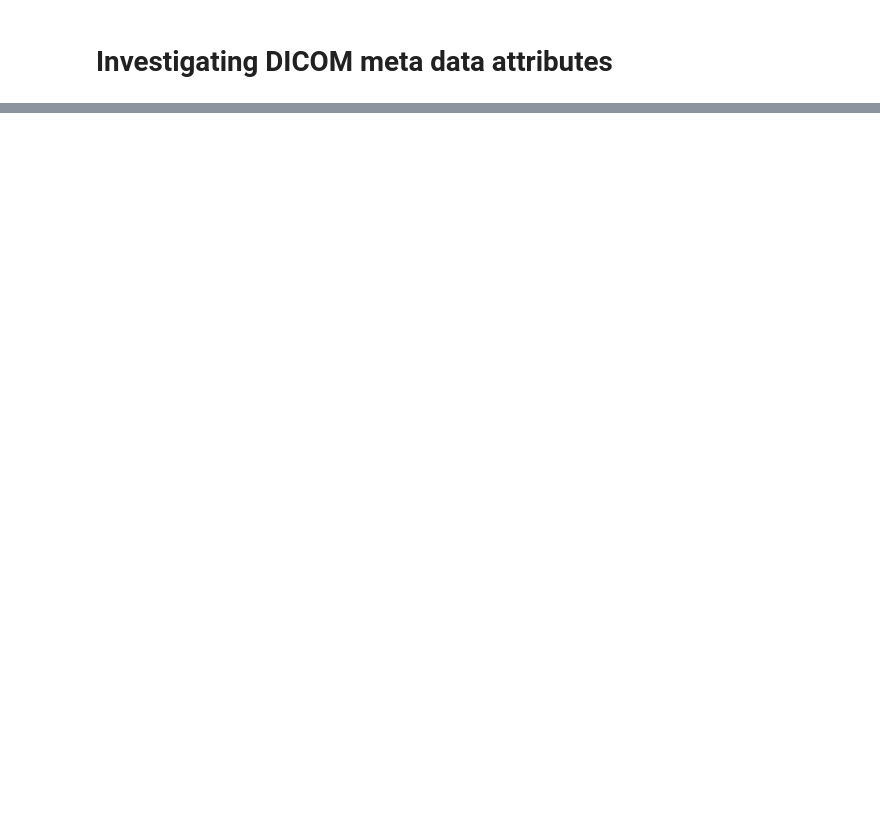
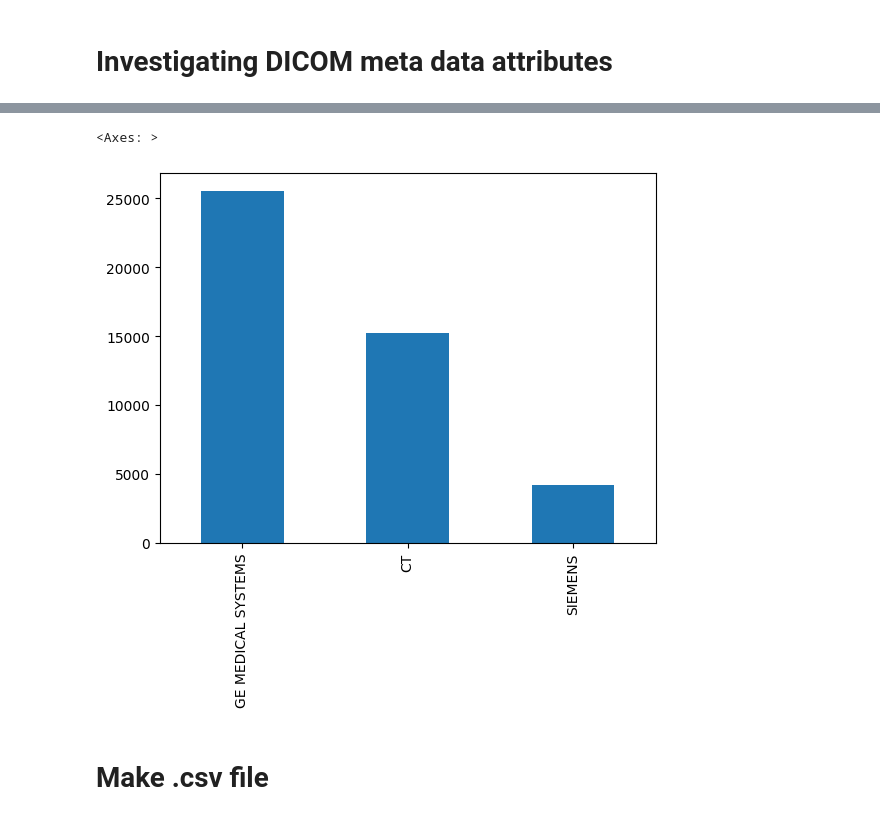
Before and after one commit to maxADeVisser/master_thesis, a Jupyter notebook: adhoc/lidc_dataset/metadata_eda.ipynb, the cells around one changed output, grey strips where cells are left out. Drawn from its saved outputs; the diff is of its cells as text; code cells hidden in the pictures; blank space fills up the shorter version.

```diff
--- a/adhoc/lidc_dataset/metadata_eda.ipynb
+++ b/adhoc/lidc_dataset/metadata_eda.ipynb
@@ -45,11 +63,17 @@ def parse_dicom_to_dict(dicom_file: pydicom.dataset.FileDataset):
 # %%
 # Load all dicom files in a patient scan directory
 # and check if the meta keys are consistent across all files
-def collect_meta_fields(patient_scan_dir: str) -> dict:
+def collect_meta_fields(patient_scan_dir: str, meta_attributes: list[str] | None = None) -> dict:
+    """
+    Fetches all meta data dicom fields from a patient scan dir (a single scan).
+    Each meta data value from each slice is appended to a list with the key of the
+    attribute as the list name.
+    # TODO add a list input of attributes that only fetches those if specified
+    """
     patient_scan_paths = sorted(glob(f"{patient_scan_dir}/*.dcm"))
     collected_meta_fields = {}
     for s in patient_scan_paths:
-        with pydicom.dcmread(fp=s, force=True) as dicom_image:
+        with pydicom.dcmread(fp=s, force=True, specific_tags=["KVP"]) as dicom_image:
             # NOTE: the print statement (or pixel_array access) forces the image to be read into memory. Do not remove.
             # print(dicom_image)
             try:
@@ -64,8 +88,3 @@ def collect_meta_fields(patient_scan_dir: str) -> dict:
             collected_meta_fields[k].append(v)
 
     return collected_meta_fields
-
-patient_scan_dir = "/Users/newuser/Documents/ITU/master_thesis/data/lung_data/manifest-1725363397135/LIDC-IDRI/LIDC-IDRI-0001/01-01-2000-NA-NA-30178/3000566.000000-NA-03192"
-collected_meta_fields = collect_meta_fields(patient_scan_dir)
-
-res_keys = list(collected_meta_fields.keys())
@@ -71,0 +101,13 @@ res_keys = list(collected_meta_fields.keys())
+# %%
+from typing import Any
+
+
+# inputs
+attribute = "KVP"
+
+
+vals = []
+for pid in tqdm(config.patient_ids):
+    patient_scan_dir = get_scan_directory_path_by_patient_id(pid)
+    cif = collect_meta_fields(patient_scan_dir)
+    vals.extend(cif[attribute])
@@ -72,3 +133,10 @@ res_keys = list(collected_meta_fields.keys())
+# %%
+pd.Series(vals).value_counts()[:3].plot(kind="bar")
+# %% [output]
+<Axes: >
+[figure, added]
+# %% [markdown]
+# Make .csv file
 # %%
 # check that all meta data for all dicom images in the scan are equal
 def all_equal(lst: list) -> bool:
```
Also changed, not shown: parts of 6 cells of this notebook, 6 other files.
